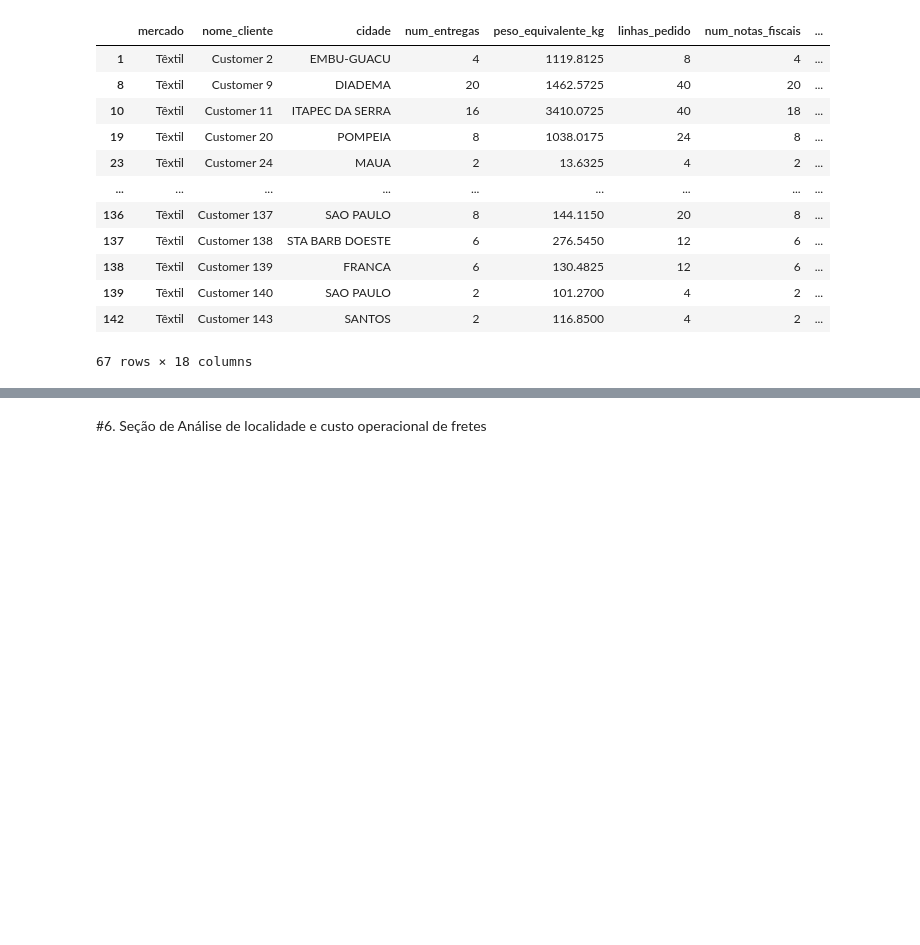
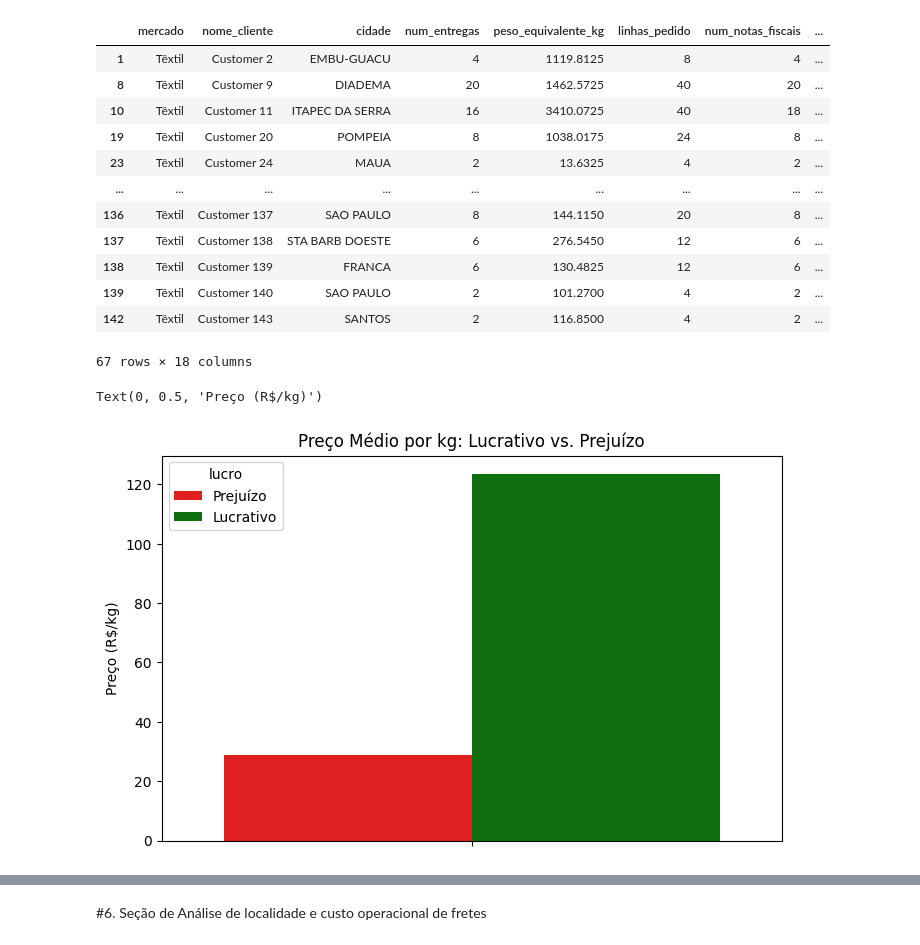
Before and after one commit to 1da1ana1/Case_Itau, a Jupyter notebook: CaseItau.ipynb, the cells around one changed output, grey strips where cells are left out. Saved outputs shown, nothing was run; the diff lists cells and outputs as text; code cells hidden in the pictures; blank space fills up the shorter version.

```diff
--- a/CaseItau.ipynb
+++ b/CaseItau.ipynb
@@ -348,0 +363,13 @@ df[(df['faturamento_anual_por_cli'] < custos_totais_cli) & (df.lucro < 0)]
+# %%
+df['preco_por_kg'] = df['faturamento_anual_por_cli'] / df['peso_equivalente_kg']
+preco_medio = df.groupby(df['lucro'] > 0)['preco_por_kg'].mean().round(2)
+
+plt.figure(figsize=(8, 5))
+sns.barplot(hue=preco_medio.index.map({True: 'Lucrativo', False: 'Prejuízo'}),
+            y=preco_medio.values,
+            palette=['red', 'green'])
+plt.title('Preço Médio por kg: Lucrativo vs. Prejuízo')
+plt.ylabel('Preço (R$/kg)')
+# %% [output]
+Text(0, 0.5, 'Preço (R$/kg)')
+[figure, added]
```
Also changed, not shown: parts of 7 cells of this notebook.
